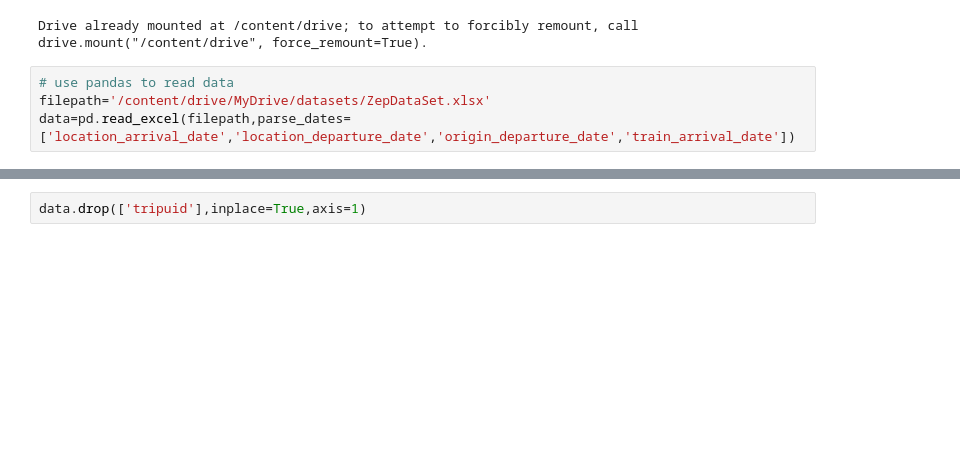
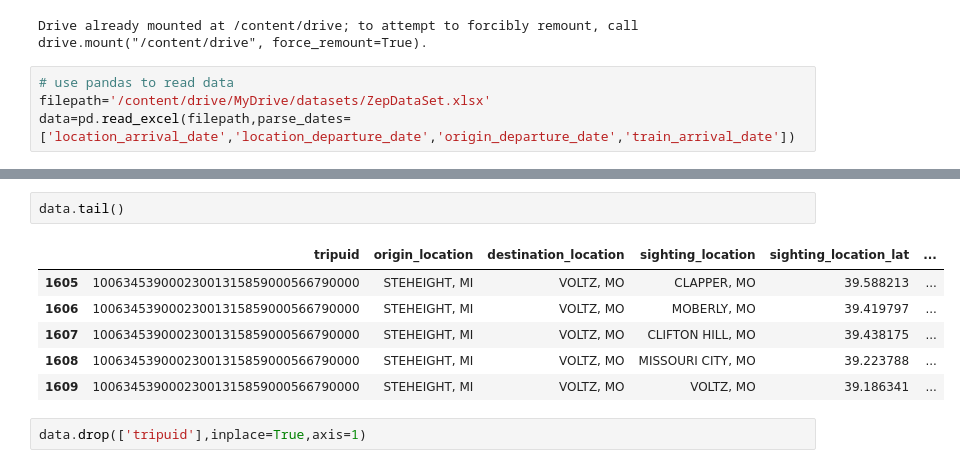
Before and after one commit to abou-zithar/ZEP_task_Retail__shipping__goods_to_USA, a Jupyter notebook: ZEP_task_Retail__shipping__goods_usa.ipynb, the cells around one changed output, grey strips where cells are left out. Drawn from its saved outputs; the diff is of its cells as text; blank space fills up the shorter version.

```diff
--- a/ZEP_task_Retail__shipping__goods_usa.ipynb
+++ b/ZEP_task_Retail__shipping__goods_usa.ipynb
@@ -24,6 +24,15 @@ data.head()
 | 2 | 10054656400104001315859000566790000 | STEHEIGHT, MI | VOLTZ, MO | DETROIT STERLING, MI | 42.572998 | ... |
 | 3 | 10054656400104001315859000566790000 | STEHEIGHT, MI | VOLTZ, MO | DETROIT NORTH YARD, MI | 42.406106 | ... |
 | 4 | 10054656400104001315859000566790000 | STEHEIGHT, MI | VOLTZ, MO | OAKWOOD, MI | 42.278053 | ... |
+# %%
+data.tail()
+# %% [output]
+|  | tripuid | origin_location | destination_location | sighting_location | sighting_location_lat | ... |
+| 1605 | 10063453900023001315859000566790000 | STEHEIGHT, MI | VOLTZ, MO | CLAPPER, MO | 39.588213 | ... |
+| 1606 | 10063453900023001315859000566790000 | STEHEIGHT, MI | VOLTZ, MO | MOBERLY, MO | 39.419797 | ... |
+| 1607 | 10063453900023001315859000566790000 | STEHEIGHT, MI | VOLTZ, MO | CLIFTON HILL, MO | 39.438175 | ... |
+| 1608 | 10063453900023001315859000566790000 | STEHEIGHT, MI | VOLTZ, MO | MISSOURI CITY, MO | 39.223788 | ... |
+| 1609 | 10063453900023001315859000566790000 | STEHEIGHT, MI | VOLTZ, MO | VOLTZ, MO | 39.186341 | ... |
 # %%
 data.drop(['tripuid'],inplace=True,axis=1)
 # %%
```
Also changed, not shown: parts of 10 cells of this notebook.
